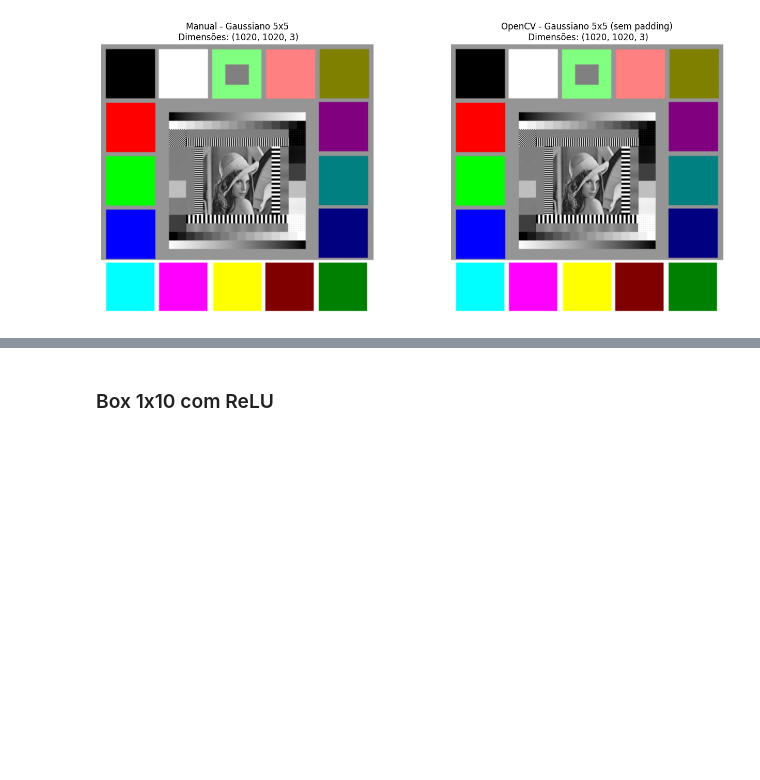
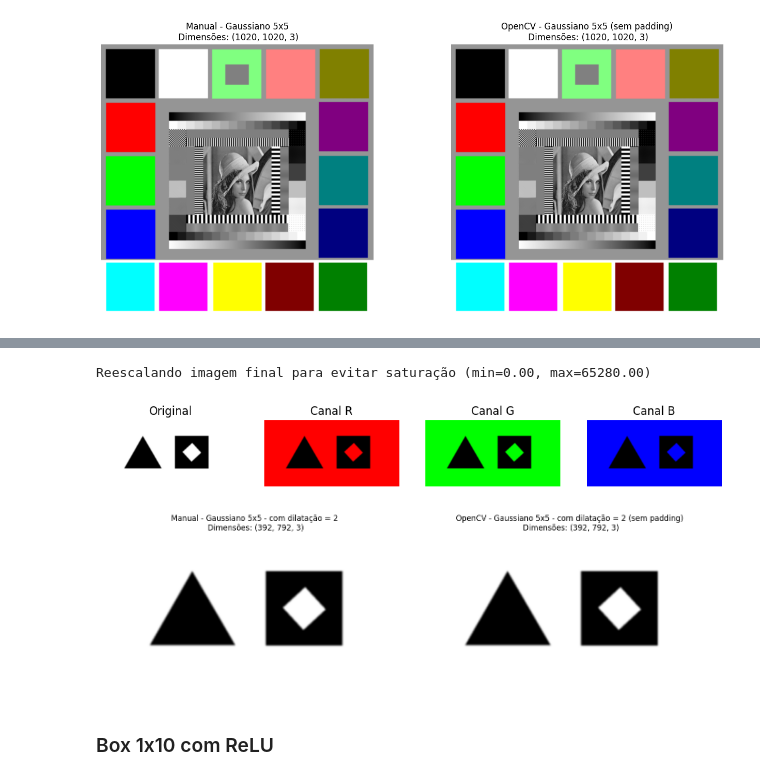
Before and after one commit to adriel1ft/atrous-correlation, a Jupyter notebook: versao_apresentacao.ipynb, the cells around one changed output, grey strips where cells are left out. Drawn from its saved outputs; the diff is of its cells as text; code cells hidden in the pictures; blank space fills up the shorter version.

Commit message:
fix funcao opencv pra aceitar stride e dilatacao

```diff
--- a/versao_apresentacao.ipynb
+++ b/versao_apresentacao.ipynb
@@ -302,6 +318,15 @@ params_box_10_1_id = "parametros_id/box_10_1.json"
 params_box_10_10_id = "parametros_id/box_10_10.json"
 params_sobel_h_id = "parametros_id/sobel_h.json"
 params_sobel_v_id = "parametros_id/sobel_v.json"
+
+
+#arquivos com variação de stride e dilatação
+params_box_10_10_stride2_id = "parametros_id/box_10_10_stride2.json"
+params_gauss_dilatacao2_id = "parametros_id/gaussiano5_5_dilatacao2.json"
+params_sobel_h_dilatacao5_id = "parametros_id/sobel_h_dilatacao5.json"
+params_box_10_1_stride3_dilatacao2_relu = "parametros_relu/box_10_1_stride3_dilatacao2.json"
+params_box_1_10_stride5_relu = "parametros_relu/box_1_10_stride5.json"
+params_gauss_stride4_dilatacao5_relu = "parametros_relu/gaussiano5_5 stride4_dilatacao5.json"
 # %% [markdown]
 ### Gaussiano 5x5 com ReLU
 # %%
@@ -398,0 +426,5 @@ Reescalando imagem final para evitar saturação (min=0.00, max=65280.00)
+# %%
+nome_filtro = os.path.splitext(os.path.basename(params_gauss_id))[0]
+
+stride, dilatacao, dims, filtro_gauss5_5, ativacao = ler_parametros_json(params_gauss_dilatacao2_id)
+mostrar_parametros(stride, dilatacao, dims, filtro_gauss5_5, ativacao)
@@ -399,3 +443,15 @@ Reescalando imagem final para evitar saturação (min=0.00, max=65280.00)
+# %%
+imagem_resultante = processar_imagem_rgb(r_pb, g_pb, b_pb, stride, dilatacao, filtro_gauss5_5, ativacao)
+
+os.makedirs("resultados/pb_id", exist_ok=True)
+salvar_imagem(f"resultados/pb_id/{nome_filtro}_manual.jpg", imagem_resultante)
+
+imagem_resultante_opencv_nop = aplicar_filtro_opencv_sem_padding(img_pb, filtro_gauss5_5, ativacao, dilatacao, stride)
+visualizar_comparacao(imagem_resultante, imagem_resultante_opencv_nop, "Gaussiano 5x5 - com dilatação = 2")
+# %% [output]
+Reescalando imagem final para evitar saturação (min=0.00, max=65280.00)
+[figure, added]
+[figure, added]
 # %% [markdown]
 ### Box 1x10 com ReLU
 # %% [markdown]
```
Also changed, not shown: parts of 6 cells of this notebook.
